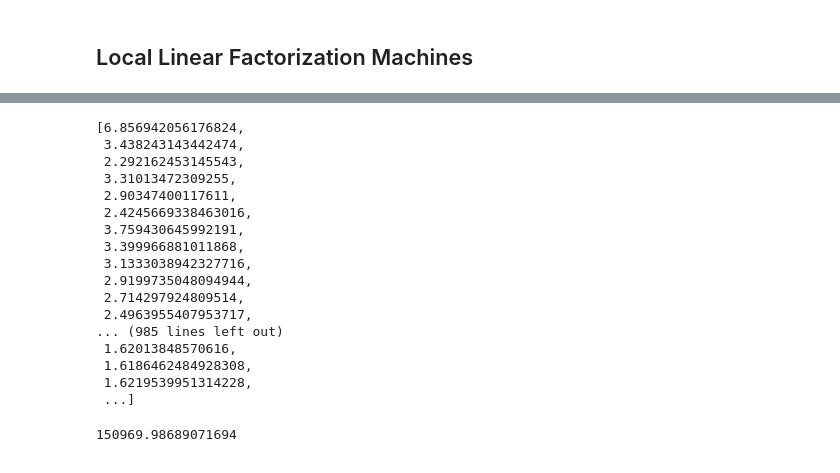
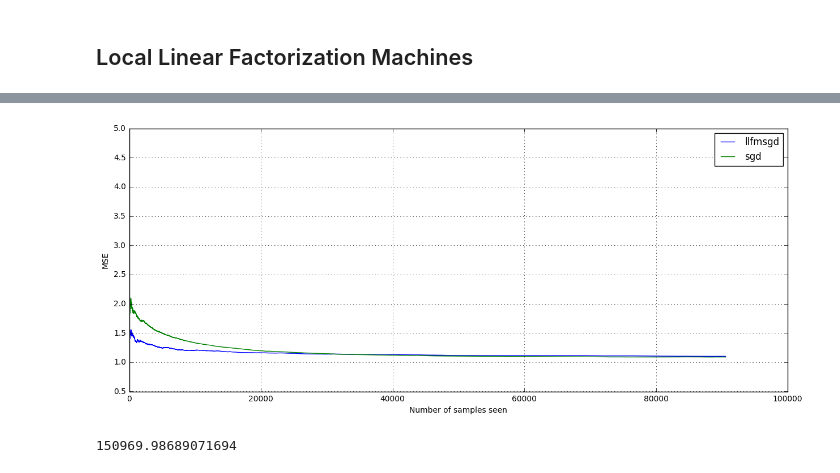
Before and after one commit to ZJUZT/FM-AdaGrad, a Jupyter notebook: Factorization Machines.ipynb, the cells around one changed output, grey strips where cells are left out. Drawn from its saved outputs; the diff is of its cells as text; code cells hidden in the pictures.

```diff
--- a/Factorization Machines.ipynb
+++ b/Factorization Machines.ipynb
@@ -700,23 +780,16 @@ llfm_sgd.mse
-# %%
-fm_sgd.mse
-# %% [output]
-[6.856942056176824,
- 3.438243143442474,
- 2.292162453145543,
- 3.31013472309255,
- 2.90347400117611,
- 2.4245669338463016,
- 3.759430645992191,
- 3.399966881011868,
- 3.1333038942327716,
- 2.9199735048094944,
- 2.714297924809514,
- 2.4963955407953717,
-... (985 lines left out)
- 1.62013848570616,
- 1.6186462484928308,
- 1.6219539951314228,
- ...]
+# %%
+%matplotlib inline
+from pylab import rcParams
+rcParams['figure.figsize'] = 15,6
+plt.grid(True)
+plt.plot(llfm_sgd.mse)
+plt.plot(fm_sgd.mse)
+plt.legend(['llfmsgd','sgd'])
+plt.xlabel('Number of samples seen')
+plt.ylabel('MSE')
+plt.show()
+# %% [output]
+[figure, added]
 # %%
 from sklearn.cluster import KMeans
 from sklearn.cluster import MiniBatchKMeans
```
Also changed, not shown: parts of 14 cells of this notebook, 4 other files.
